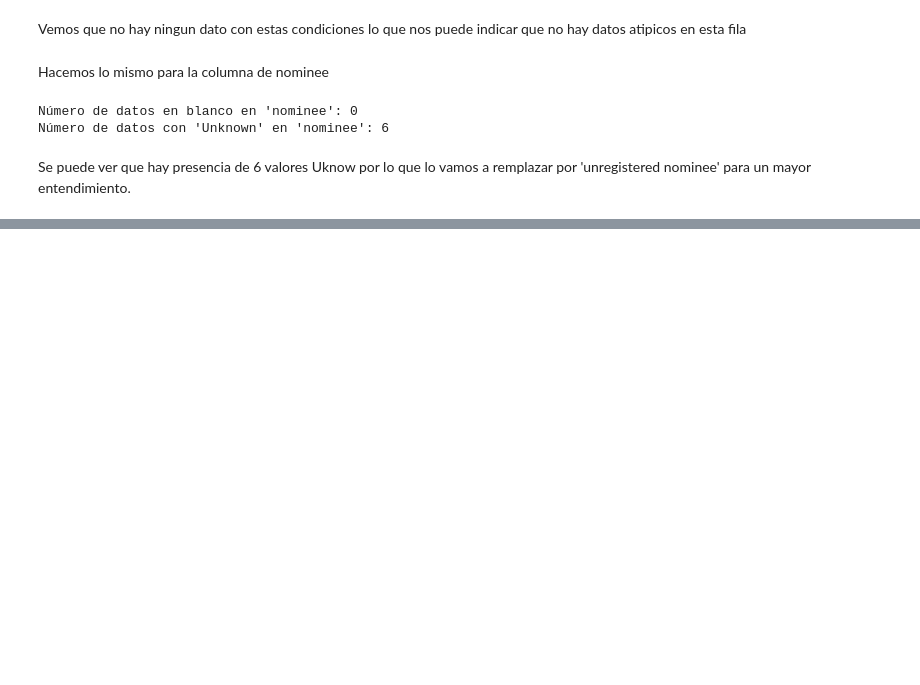
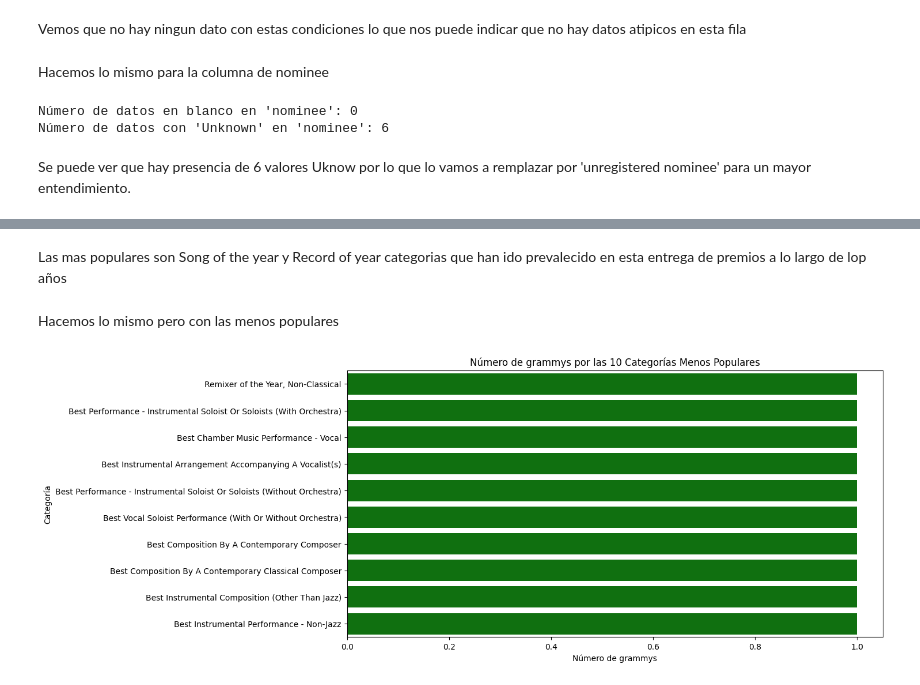
Before and after one commit to camilodelgado23/workshop2, a Jupyter notebook: Analisis_de_Datos/E.D.A_Grammys.ipynb, the cells around one changed output, grey strips where cells are left out. Cells and saved outputs as stored; diff of their text form; code cells hidden in the pictures; blank space fills up the shorter version.

```diff
--- a/Analisis_de_Datos/E.D.A_Grammys.ipynb
+++ b/Analisis_de_Datos/E.D.A_Grammys.ipynb
@@ -248,0 +375,13 @@ Se puede ver que hay presencia de 6 valores Uknow por lo que lo vamos a remplaza
+# %% [markdown]
+Las mas populares son Song of the year y Record of year categorias que han ido prevalecido en esta entrega de premios a lo largo de lop años
+# %% [markdown]
+Hacemos lo mismo pero con las menos populares
+# %%
+plt.figure(figsize=(12, 6))
+sns.countplot(data=Grammys, y='category', color='green', order=Grammys['category'].value_counts().nsmallest(10).index)
+plt.title('Número de grammys por las 10 Categorías Menos Populares')
+plt.xlabel('Número de grammys')
+plt.ylabel('Categoría')
+plt.show()
+# %% [output]
+[figure, added]
```
Also changed, not shown: parts of 47 cells of this notebook, 2 other files.
